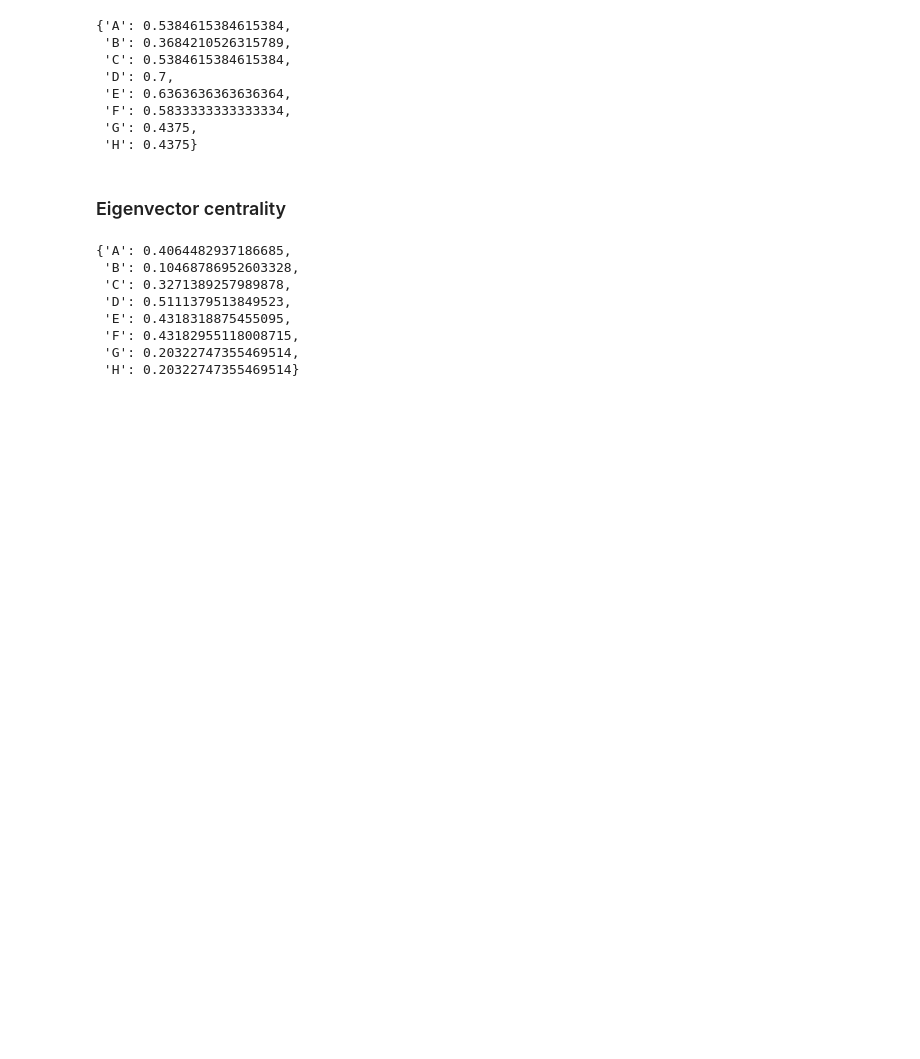
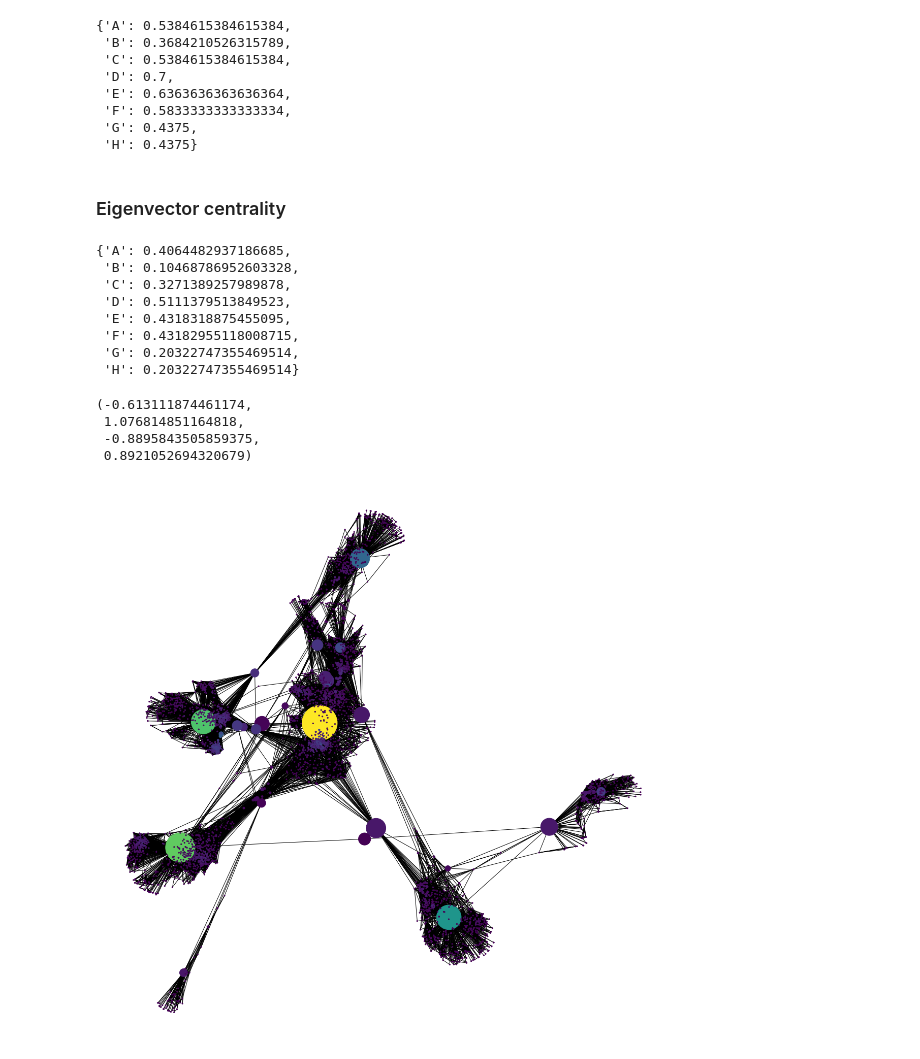
Before and after one commit to JohnnyUFT/RedesComplexas, a Jupyter notebook: Lista001.ipynb, the cells around one changed output. Cells and saved outputs as stored; diff of their text form; code cells hidden in the pictures; blank space fills up the shorter version.

Commit message:
add grafo Facebook Combined

```diff
--- a/Lista001.ipynb
+++ b/Lista001.ipynb
@@ -161,0 +168,25 @@ eig_cen
+# %%
+import networkx as nx
+from matplotlib import pyplot as plt
+%matplotlib inline
+import seaborn as sns
+
+G_fb = nx.read_edgelist("./data/facebook_combined.txt.gz", create_using = nx.Graph(), nodetype=int)
+# %%
+# essa celula -- trecho de código -- pode demorar até uns 15min para rodar
+
+pos = nx.spring_layout(G_fb) #setting layout
+betCent = nx.betweenness_centrality(G_fb, normalized=True, endpoints=True)
+node_color = [20000.0 * G_fb.degree(v) for v in G_fb]
+node_size =  [v * 10000 for v in betCent.values()]
+plt.figure(figsize=(20,20))
+nx.draw_networkx(G_fb, pos=pos, with_labels=False,
+                 node_color=node_color,
+                 node_size=node_size )
+plt.axis('off')
+# %% [output]
+(-0.613111874461174,
+ 1.076814851164818,
+ -0.8895843505859375,
+ 0.8921052694320679)
+[figure, added]
```
Also changed, not shown: parts of 1 cell of this notebook.
